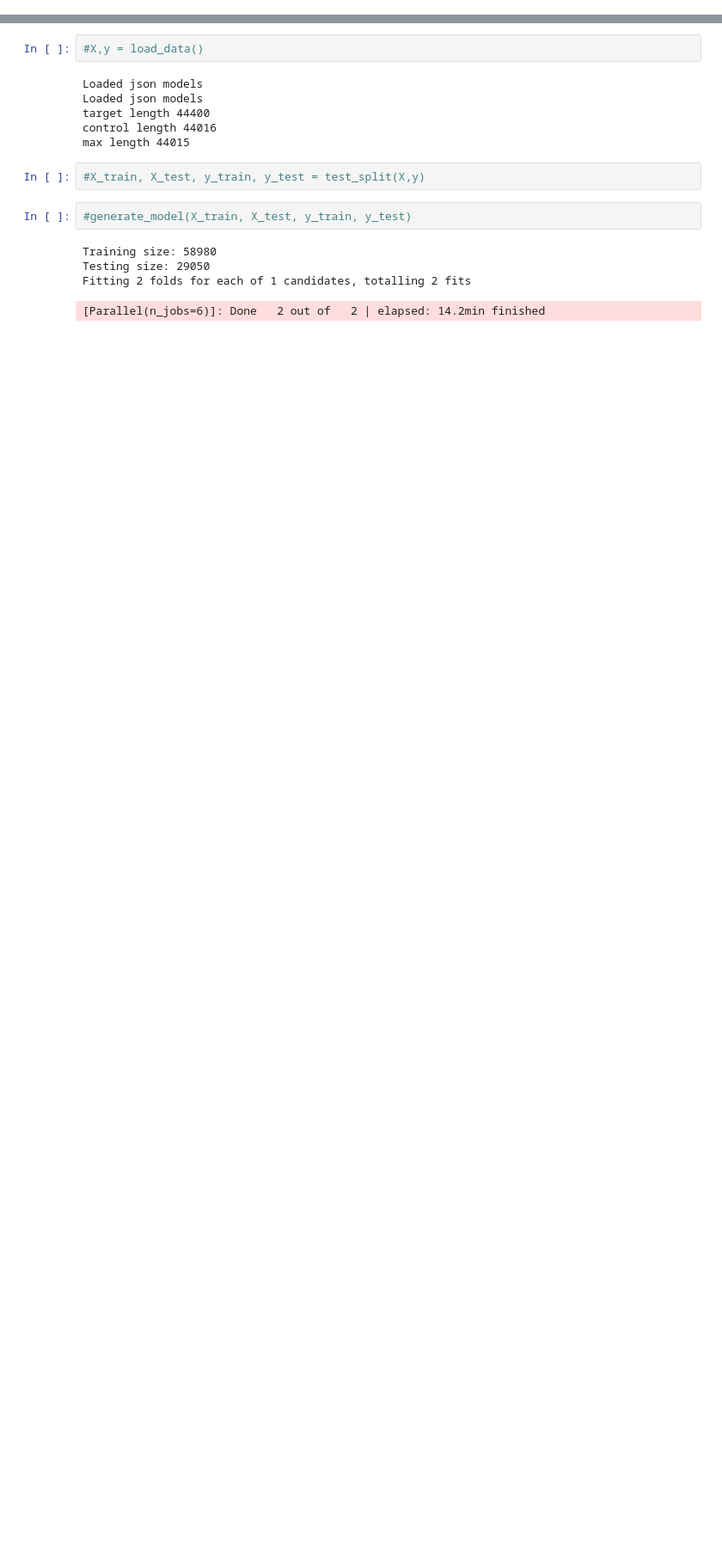
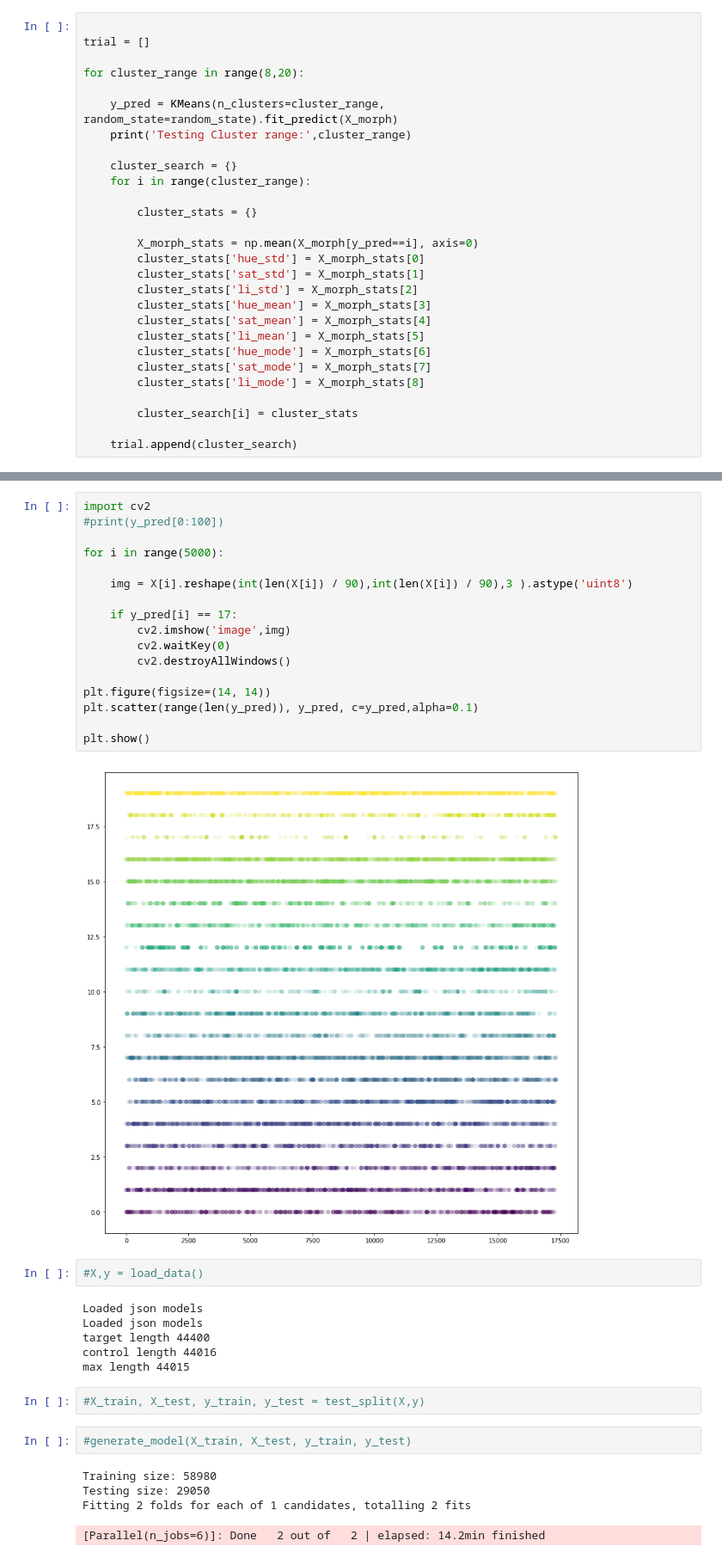
Before and after one commit to nightvision04/image-style-recognition, a Jupyter notebook: lib/model_creator.ipynb, the cells around one changed output, grey strips where cells are left out. Shown at 86% size. Drawn from its saved outputs; the diff is of its cells as text; blank space fills up the shorter version.

```diff
--- a/lib/model_creator.ipynb
+++ b/lib/model_creator.ipynb
@@ -158,0 +273,28 @@ def start_model(target_name,target_type):
+# %%
+
+trial = []
+
+for cluster_range in range(8,20):
+
+    y_pred = KMeans(n_clusters=cluster_range, random_state=random_state).fit_predict(X_morph)
+    print('Testing Cluster range:',cluster_range)
+
+    cluster_search = {}
+    for i in range(cluster_range):
+
+        cluster_stats = {}
+
+        X_morph_stats = np.mean(X_morph[y_pred==i], axis=0)
+        cluster_stats['hue_std'] = X_morph_stats[0]
+        cluster_stats['sat_std'] = X_morph_stats[1]
+        cluster_stats['li_std'] = X_morph_stats[2]
+        cluster_stats['hue_mean'] = X_morph_stats[3]
+        cluster_stats['sat_mean'] = X_morph_stats[4]
+        cluster_stats['li_mean'] = X_morph_stats[5]
+        cluster_stats['hue_mode'] = X_morph_stats[6]
+        cluster_stats['sat_mode'] = X_morph_stats[7]
+        cluster_stats['li_mode'] = X_morph_stats[8]
+
+        cluster_search[i] = cluster_stats
+
+    trial.append(cluster_search)
@@ -159,3 +321,22 @@ def start_model(target_name,target_type):
+# %%
+import cv2
+#print(y_pred[0:100])
+
+for i in range(5000):
+
+    img = X[i].reshape(int(len(X[i]) / 90),int(len(X[i]) / 90),3 ).astype('uint8')
+
+    if y_pred[i] == 17:
+        cv2.imshow('image',img)
+        cv2.waitKey(0)
+        cv2.destroyAllWindows()
+
+plt.figure(figsize=(14, 14))
+plt.scatter(range(len(y_pred)), y_pred, c=y_pred,alpha=0.1)
+
+plt.show()
+# %% [output]
+[figure, added]
 # %%
 #X,y = load_data()
 # %% [output]
```
Also changed, not shown: parts of 7 cells of this notebook, 13 other files.
